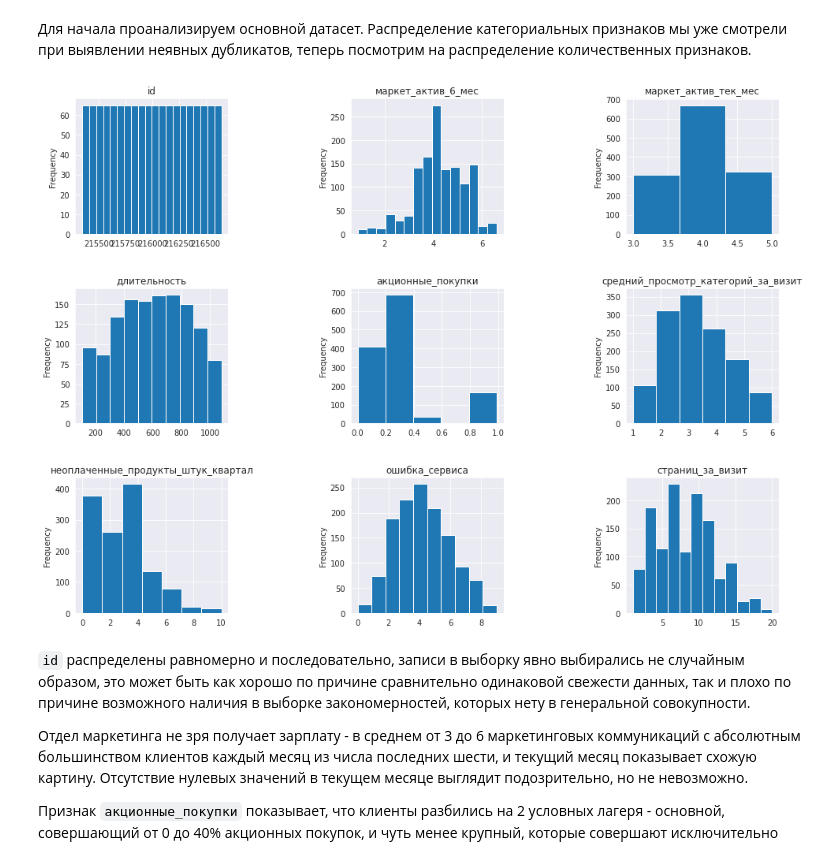
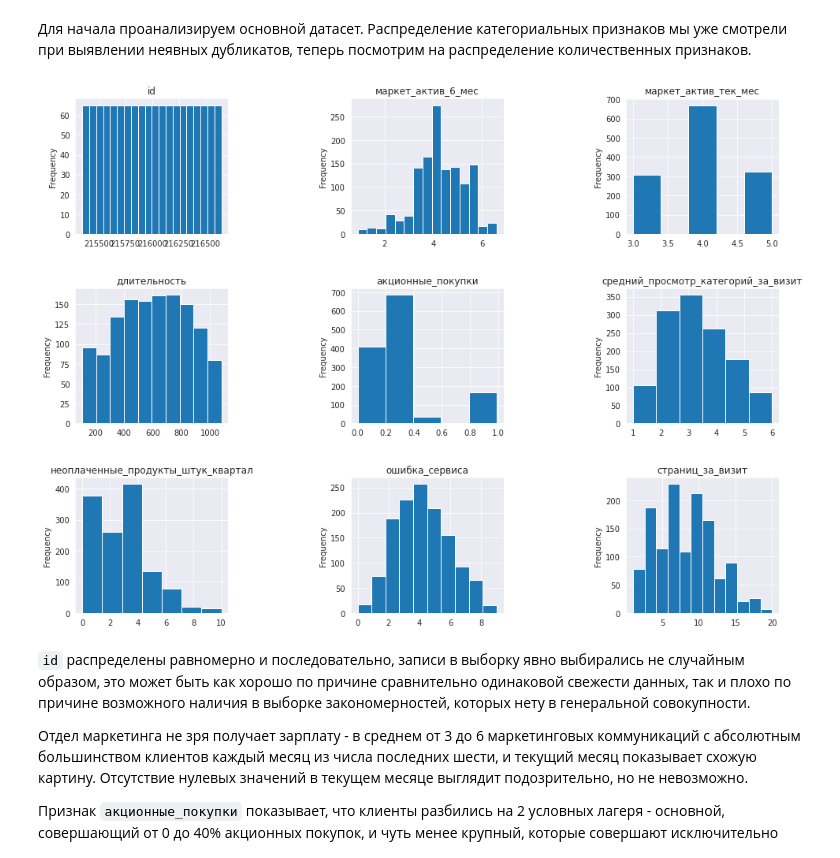
Before and after one commit to Maksim1004/data_science_studying, a Jupyter notebook: online_store_offers.ipynb, the cells around one changed output. Saved outputs shown, nothing was run; the diff lists cells and outputs as text; code cells hidden in the pictures.

```diff
--- a/online_store_offers.ipynb
+++ b/online_store_offers.ipynb
@@ -302,16 +314,16 @@ array(['текущий_месяц', 'предыдущий_месяц'], dtype=ob
 # %%
 fig, axes = plt.subplots(nrows=3, ncols=3)
 j=0
-bins=[20, 15, 3, 10, 5, 6, 7, 10, 12]
+bins=[20, 15, 5, 10, 5, 6, 7, 10, 12]
 for i in ds_main.select_dtypes(include='number').columns:
     ds_main[i].plot(kind='hist', bins=bins[j], ax=axes[j//3, j%3], figsize=(16, 12), grid=True)
     axes[j//3, j%3].set_title(i)
     j+=1
 
 plt.subplots_adjust(wspace=0.8, hspace=0.4)
 plt.show()
 # %% [output]
-[figure, old version]
+[figure, new version]
 # %% [markdown]
 `id` распределены равномерно и последовательно, записи в выборку явно выбирались не случайным образом, это может быть как хорошо по причине сравнительно одинаковой свежести данных, так и плохо по причине возможного наличия в выборке закономерностей, которых нету в генеральной совокупности.
 
```
Also changed, not shown: parts of 17 cells of this notebook.
